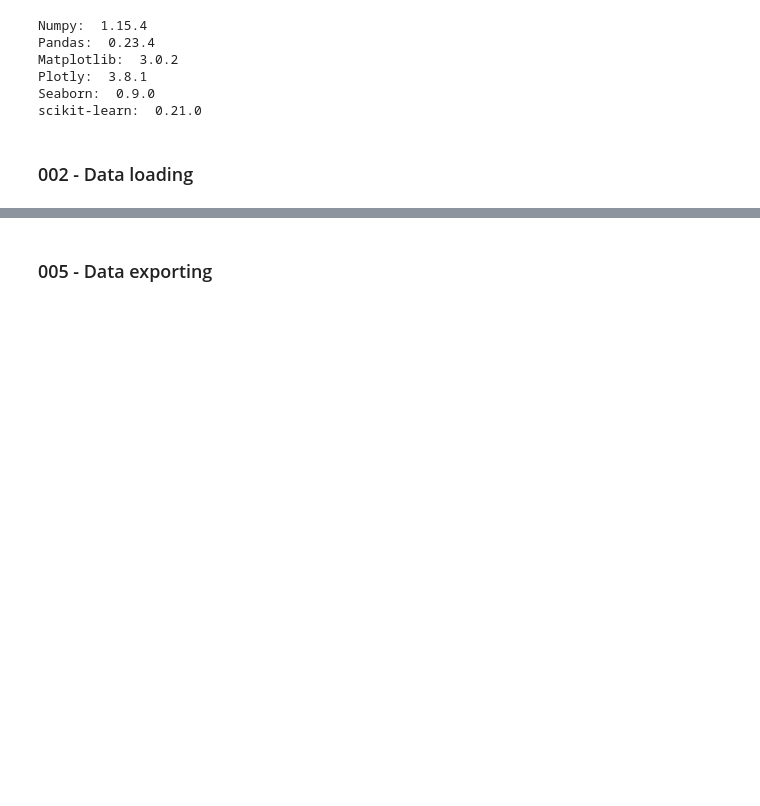
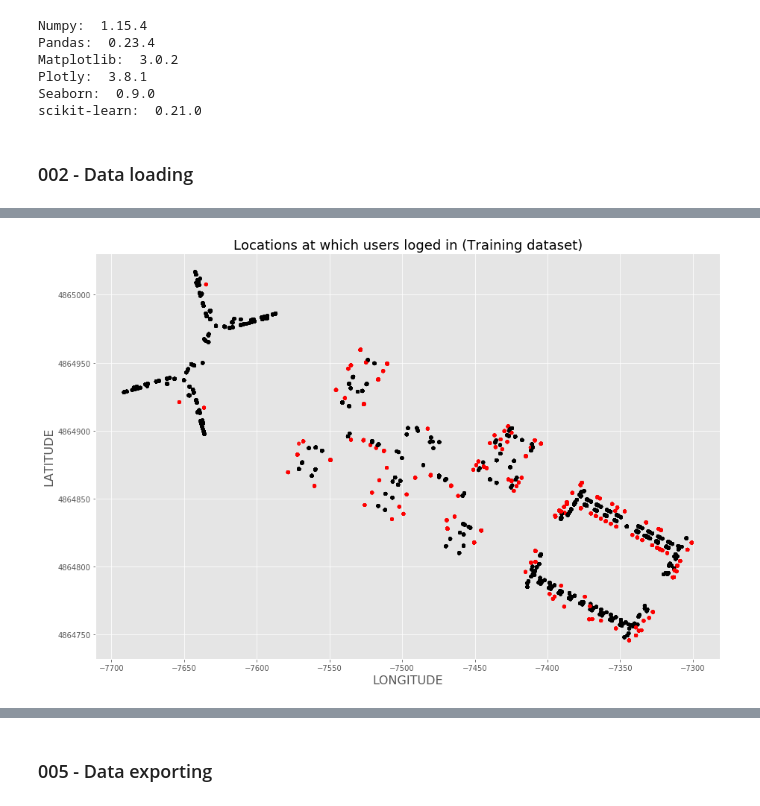
Before and after one commit to AndreasNehls/IoT_Analytics, a Jupyter notebook: python/IoT_preprocessing.ipynb, the cells around one changed output, grey strips where cells are left out. Drawn from its saved outputs; the diff is of its cells as text; code cells hidden in the pictures; blank space fills up the shorter version.

```diff
--- a/python/IoT_preprocessing.ipynb
+++ b/python/IoT_preprocessing.ipynb
@@ -448,0 +176,13 @@ Categories (13, object): [B2, C3, C4, C2, ..., A0, A1, A2, A3]
+# %%
+colors = np.where(df_train["RELATIVEPOSITION"]==1,'red','black')
+df_train.plot(kind="scatter", x="LONGITUDE", y="LATITUDE",
+              c=colors,
+              figsize=(15,10),
+              alpha=0.5)
+plt.title('Locations at which users loged in (Training dataset)', fontsize=18)
+plt.xlabel('LONGITUDE', fontsize=16)
+plt.ylabel('LATITUDE', fontsize=16)
+
+plt.show()
+# %% [output]
+[figure, added]
```
Also changed, not shown: parts of 91 cells of this notebook.
